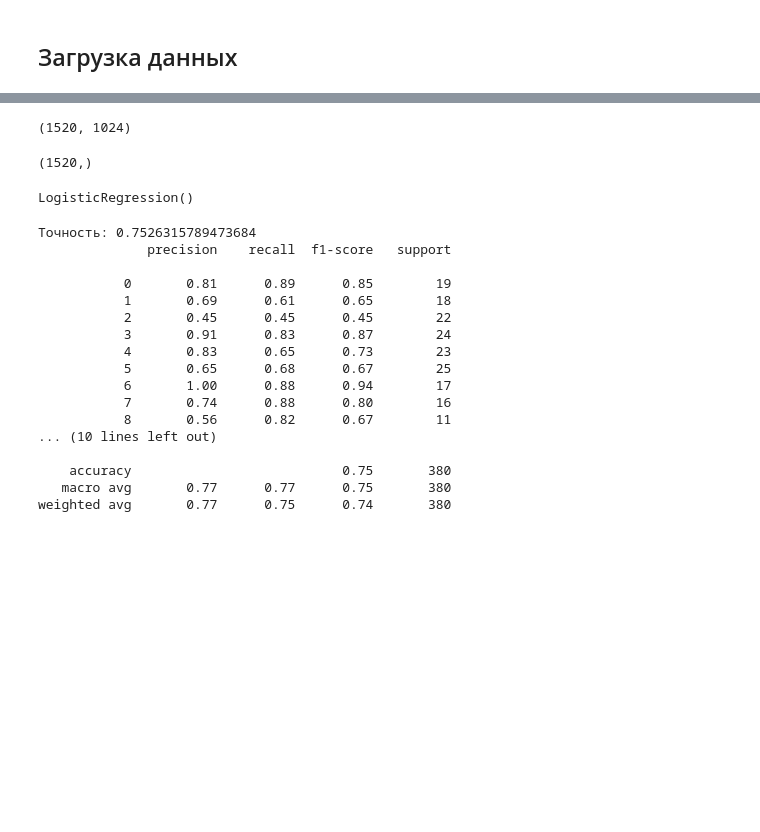
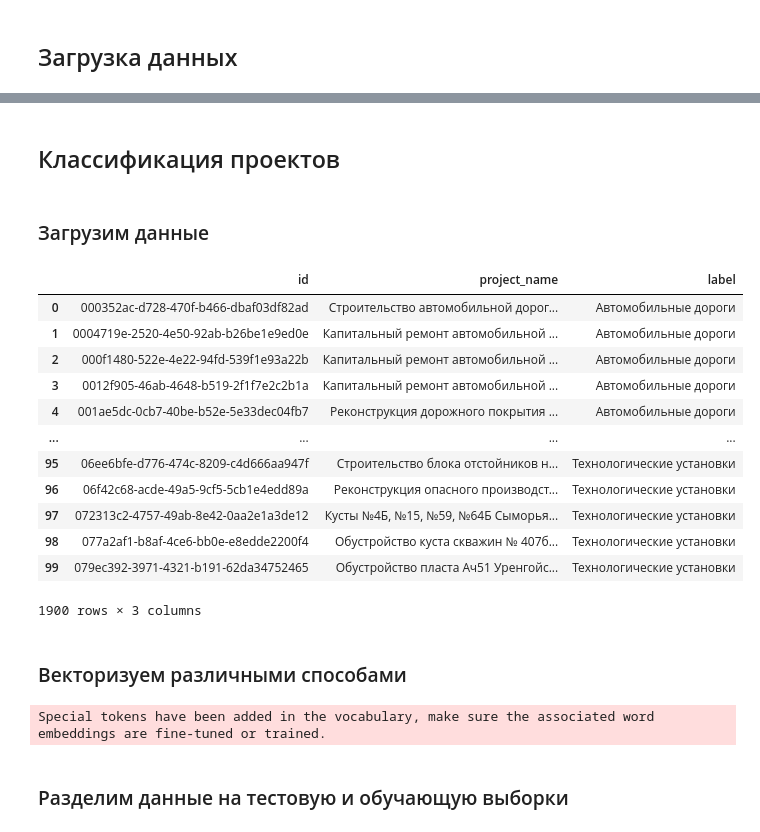
Before and after one commit to tyan/ML_learn, a Jupyter notebook: Diploma/Code/ProjectsClassification.ipynb, the cells around one changed output, grey strips where cells are left out. Drawn from its saved outputs; the diff is of its cells as text; code cells hidden in the pictures; blank space fills up the shorter version.

```diff
--- a/Diploma/Code/LinearRegression.ipynb
+++ b/Diploma/Code/ProjectsClassification.ipynb
@@ -95,15 +182,23 @@ X_train, X_test, y_train, y_test = train_test_split(
-# %%
-X_train.shape
-# %% [output]
-(1520, 1024)
-# %%
-y_train.shape
-# %% [output]
-(1520,)
-# %%
-from sklearn.linear_model import LogisticRegression
-
-regression_model = LogisticRegression()
-regression_model.fit(X_train, y_train)
-# %% [output]
-LogisticRegression()
+# %% [markdown]
+## Классификация проектов
+# %% [markdown]
+### Загрузим данные
+# %%
+df = load_labeled_data("../Data/Reestr/Размеченные")
+df
+# %% [output]
+|  | id | project_name | label |
+| 0 | 000352ac-d728-470f-b466-dbaf03df82ad | Строительство автомобильной дорог... | Автомобильные дороги |
+| 1 | 0004719e-2520-4e50-92ab-b26be1e9ed0e | Капитальный ремонт автомобильной ... | Автомобильные дороги |
+| 2 | 000f1480-522e-4e22-94fd-539f1e93a22b | Капитальный ремонт автомобильной ... | Автомобильные дороги |
+| 3 | 0012f905-46ab-4648-b519-2f1f7e2c2b1a | Капитальный ремонт автомобильной ... | Автомобильные дороги |
+| 4 | 001ae5dc-0cb7-40be-b52e-5e33dec04fb7 | Реконструкция дорожного покрытия ... | Автомобильные дороги |
+| ... | ... | ... | ... |
+| 95 | 06ee6bfe-d776-474c-8209-c4d666aa947f | Строительство блока отстойников н... | Технологические установки |
+| 96 | 06f42c68-acde-49a5-9cf5-5cb1e4edd89a | Реконструкция опасного производст... | Технологические установки |
+| 97 | 072313c2-4757-49ab-8e42-0aa2e1a3de12 | Кусты №4Б, №15, №59, №64Б Сыморья... | Технологические установки |
+| 98 | 077a2af1-b8af-4ce6-bb0e-e8edde2200f4 | Обустройство куста скважин № 407б... | Технологические установки |
+| 99 | 079ec392-3971-4321-b191-62da34752465 | Обустройство пласта Ач51 Уренгойс... | Технологические установки |
+1900 rows × 3 columns
+# %% [markdown]
+### Векторизуем различными способами
@@ -110,26 +210,9 @@ LogisticRegression()
 # %%
-from sklearn.metrics import classification_report, accuracy_score
-
-y_pred = regression_model.predict(X_test)
-
-y_pred
-print("Точность:", accuracy_score(y_test, y_pred))
-print(classification_report(y_test, y_pred))
+# Векторизация с помощью SentenceTransformer с использованием модели 'sberbank-ai/sbert_large_nlu_ru'
+sbert_vectors = vectorize_with_sentence_transformer(
+    "sberbank-ai/sbert_large_nlu_ru", df["project_name"]
+)
 # %% [output]
-Точность: 0.7526315789473684
-              precision    recall  f1-score   support
-
-           0       0.81      0.89      0.85        19
-           1       0.69      0.61      0.65        18
-           2       0.45      0.45      0.45        22
-           3       0.91      0.83      0.87        24
-           4       0.83      0.65      0.73        23
-           5       0.65      0.68      0.67        25
-           6       1.00      0.88      0.94        17
-           7       0.74      0.88      0.80        16
-           8       0.56      0.82      0.67        11
-... (10 lines left out)
-
-    accuracy                           0.75       380
-   macro avg       0.77      0.77      0.75       380
-weighted avg       0.77      0.75      0.74       380
+Special tokens have been added in the vocabulary, make sure the associated word embeddings are fine-tuned or trained.
+# %% [markdown]
+### Разделим данные на тестовую и обучающую выборки
```
Also changed, not shown: parts of 22 cells of this notebook.
